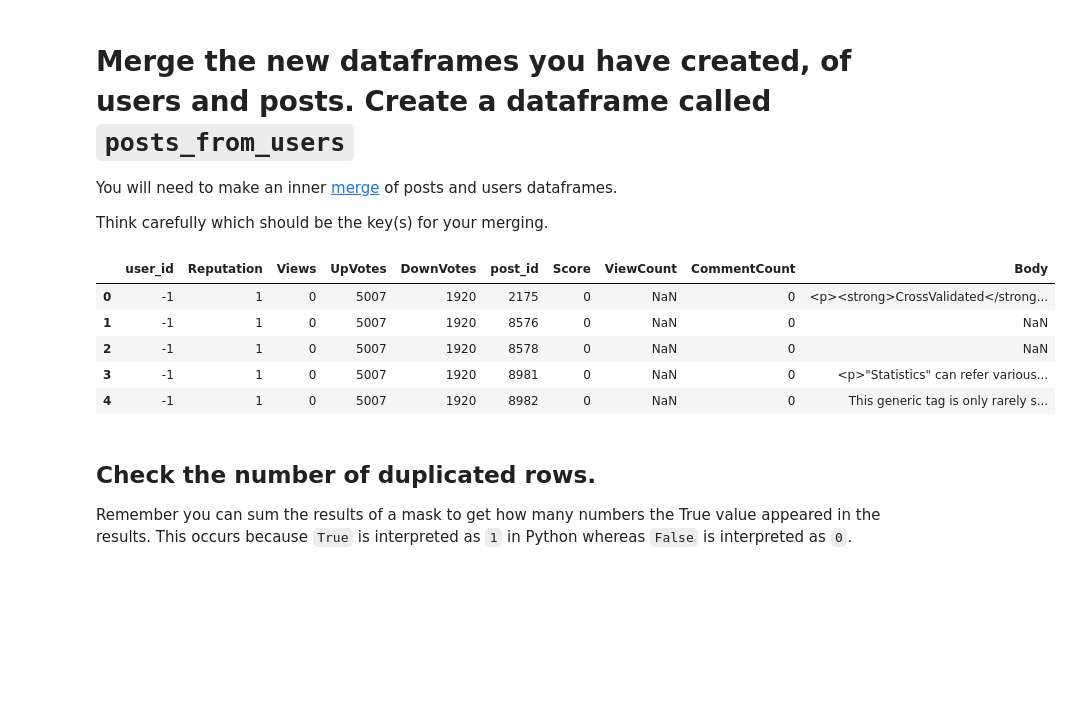
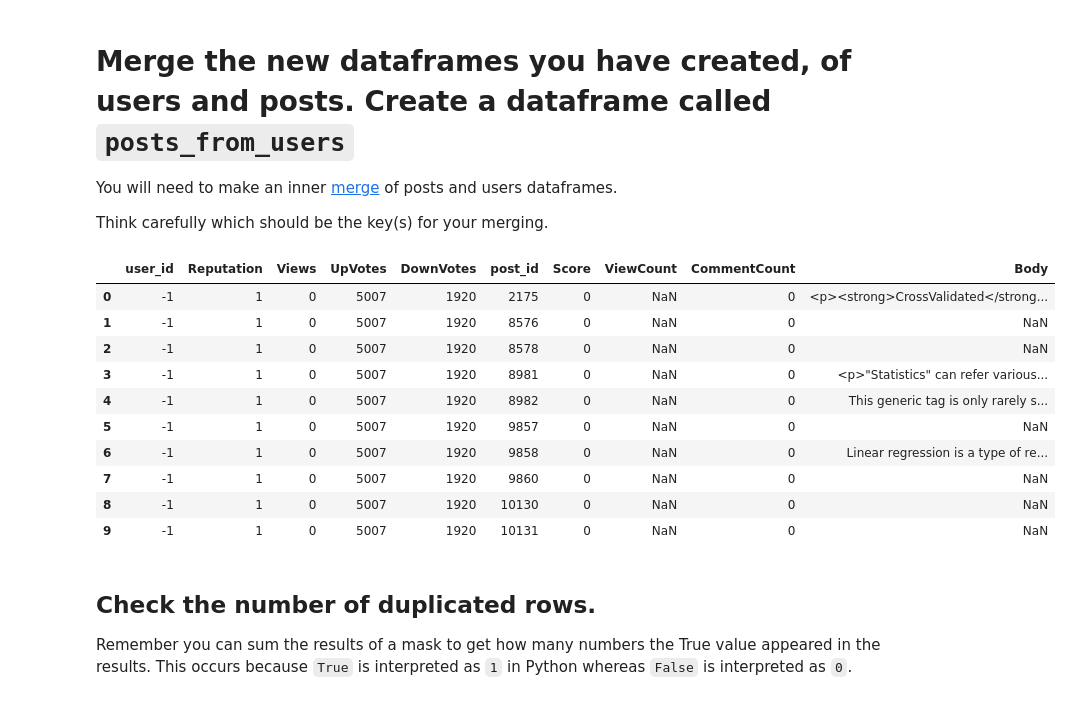
Before and after one commit to gabrielanakasato/ironhack-daft, a Jupyter notebook: labs/lab-w02/06-data-cleaning/your-code/data-cleaning-lab.ipynb, the cells around one changed output. Cells and saved outputs as stored; diff of their text form; code cells hidden in the pictures; blank space fills up the shorter version.

```diff
--- a/labs/lab-w02/06-data-cleaning/your-code/data-cleaning-lab.ipynb
+++ b/labs/lab-w02/06-data-cleaning/your-code/data-cleaning-lab.ipynb
@@ -299,16 +299,21 @@ Think carefully which should be the key(s) for your merging.
 # %%
 # Merge the two new dataframes into one
 posts_from_users = pd.merge(left=users_sub, right=posts_sub)
 
 # Check the result
-posts_from_users.head()
+posts_from_users.head(10)
 # %% [output]
 |  | user_id | Reputation | Views | UpVotes | DownVotes | post_id | Score | ViewCount | CommentCount | Body |
 | 0 | -1 | 1 | 0 | 5007 | 1920 | 2175 | 0 | NaN | 0 | <p><strong>CrossValidated</strong... |
 | 1 | -1 | 1 | 0 | 5007 | 1920 | 8576 | 0 | NaN | 0 | NaN |
 | 2 | -1 | 1 | 0 | 5007 | 1920 | 8578 | 0 | NaN | 0 | NaN |
 | 3 | -1 | 1 | 0 | 5007 | 1920 | 8981 | 0 | NaN | 0 | <p>"Statistics" can refer various... |
 | 4 | -1 | 1 | 0 | 5007 | 1920 | 8982 | 0 | NaN | 0 | This generic tag is only rarely s... |
+| 5 | -1 | 1 | 0 | 5007 | 1920 | 9857 | 0 | NaN | 0 | NaN |
+| 6 | -1 | 1 | 0 | 5007 | 1920 | 9858 | 0 | NaN | 0 | Linear regression is a type of re... |
+| 7 | -1 | 1 | 0 | 5007 | 1920 | 9860 | 0 | NaN | 0 | NaN |
+| 8 | -1 | 1 | 0 | 5007 | 1920 | 10130 | 0 | NaN | 0 | NaN |
+| 9 | -1 | 1 | 0 | 5007 | 1920 | 10131 | 0 | NaN | 0 | NaN |
 # %% [markdown]
 ## Check the number of duplicated rows.
 
```
Also changed, not shown: parts of 4 cells of this notebook.
